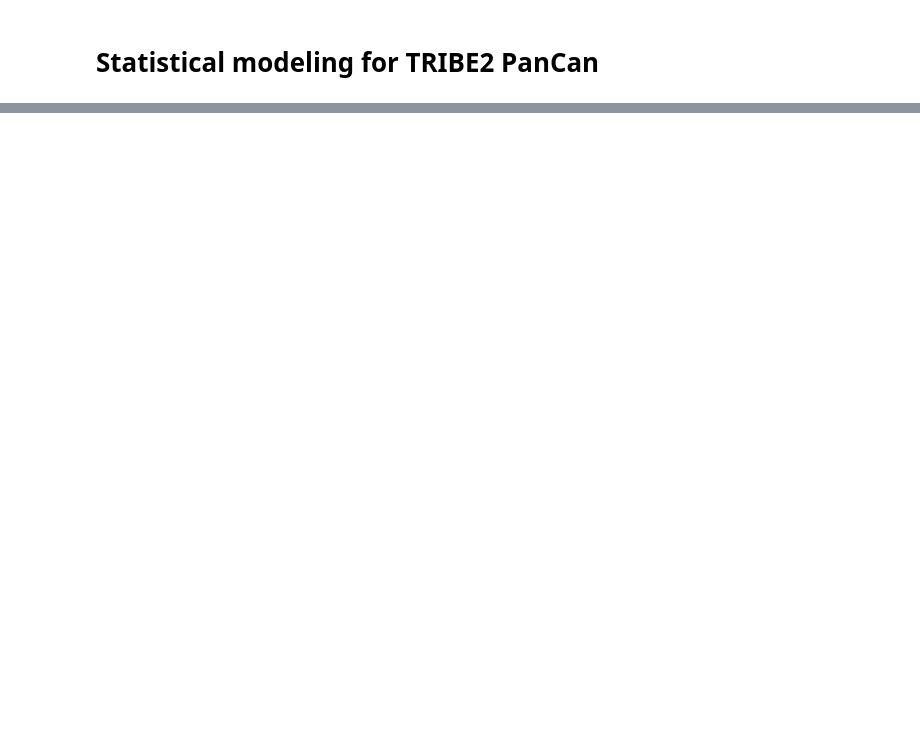
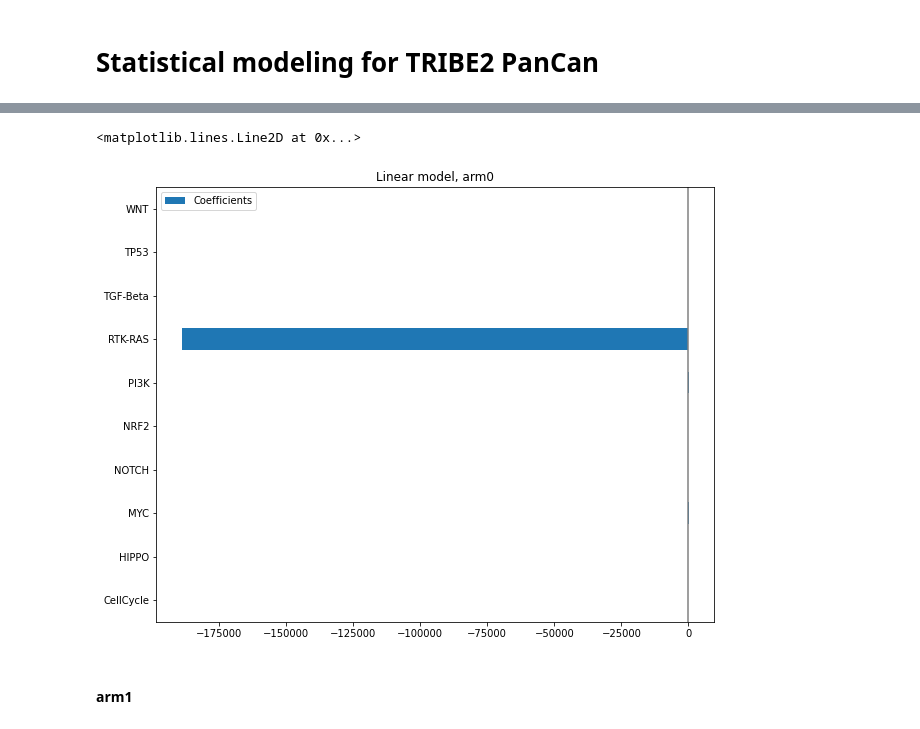
Before and after one commit to sykhro/cancol-analysis, a Jupyter notebook: pancan-modelling.ipynb, the cells around one changed output, grey strips where cells are left out. Saved outputs shown, nothing was run; the diff lists cells and outputs as text; code cells hidden in the pictures; blank space fills up the shorter version.

```diff
--- a/pancan-modelling.ipynb
+++ b/pancan-modelling.ipynb
@@ -93,0 +81,5 @@ ARM1:
+# %%
+arm0_best_coefs = pd.DataFrame(
+    model.coef_, columns=["Coefficients"], index=arm0_x_train.columns
+)
+arm0_best_coefs
@@ -93,0 +98,10 @@ ARM1:
+# %%
+# fixme somehow
+arm0_best_coefs.plot(kind="barh", figsize=(10, 8))
+plt.title("Linear model, arm0")
+plt.axvline(x=0, color=".5")
+# %% [output]
+<matplotlib.lines.Line2D at 0x...>
+[figure, added]
+# %% [markdown]
+#### arm1
```
Also changed, not shown: parts of 31 cells of this notebook, 2 other files.
